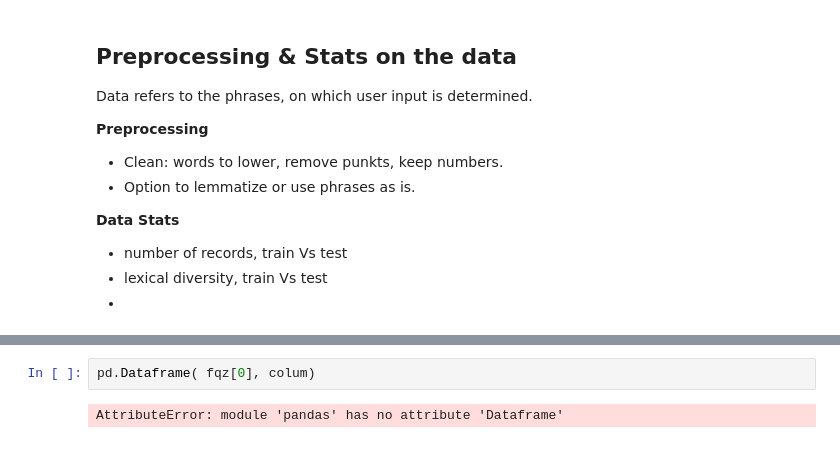
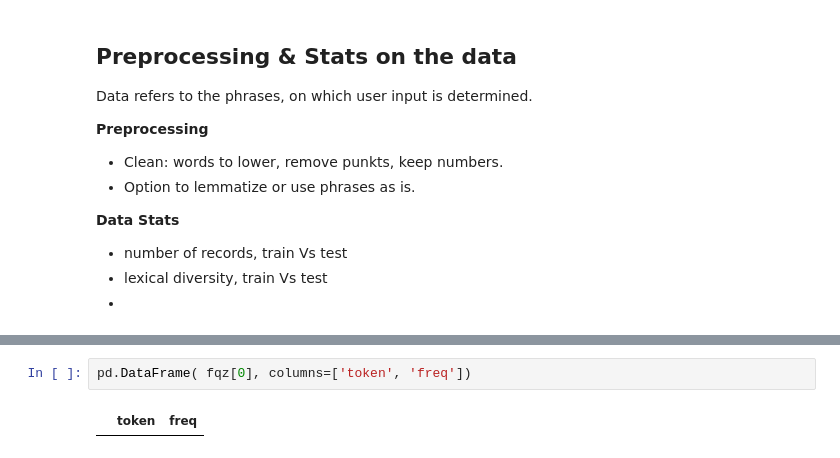
Before and after one commit to bilha-analytics/es_services, a Jupyter notebook: faq_chat_bot/notebooks/nCoV-19_faq_chat_bot.ipynb, the cells around one changed output, grey strips where cells are left out. Saved outputs shown, nothing was run; the diff lists cells and outputs as text.

Commit message:
exploring ncov19 bot data

```diff
--- a/faq_chat_bot/notebooks/nCoV-19_faq_chat_bot.ipynb
+++ b/faq_chat_bot/notebooks/nCoV-19_faq_chat_bot.ipynb
@@ -298,4 +260,4 @@ shape: (3, 3), columns: Index(['all', 'train', 'test'], dtype='object') Sample:
 # %%
-pd.Dataframe( fqz[0], colum)
+pd.DataFrame( fqz[0], columns=['token', 'freq'])
 # %% [output]
-AttributeError: module 'pandas' has no attribute 'Dataframe'
+|  | token | freq |
```
Also changed, not shown: parts of 5 cells of this notebook.
